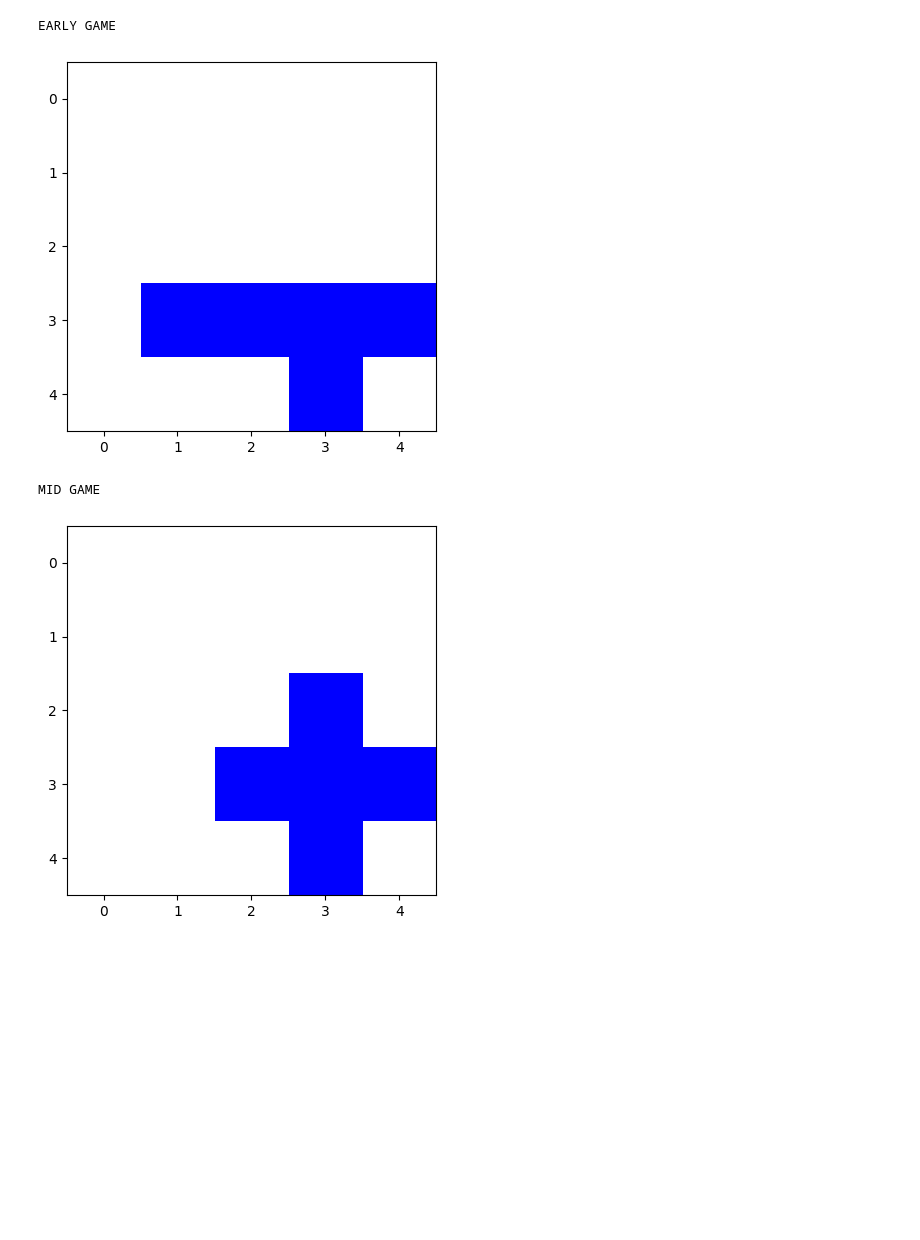
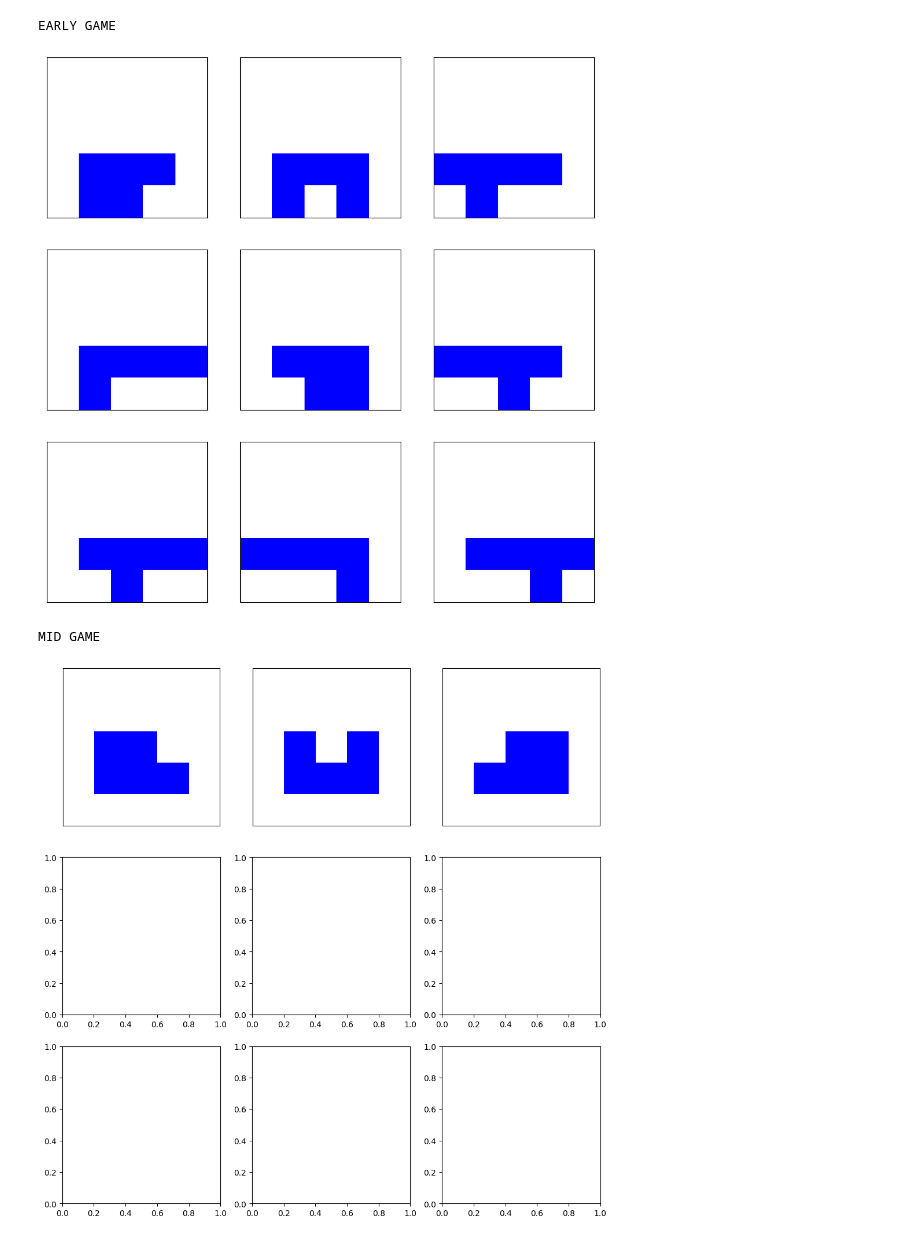
Before and after one commit to Peter-32/onitama, a Jupyter notebook: Untitled.ipynb, the cells around one changed output. Drawn from its saved outputs; the diff is of its cells as text; code cells hidden in the pictures; blank space fills up the shorter version.

```diff
--- a/Untitled.ipynb
+++ b/Untitled.ipynb
@@ -11,19 +11,20 @@ import itertools
 
 
 ## SETTINGS FOR GAME
-left_attack_cards = 3
-right_attack_cards = 1
-center_attack_cards = 1
-dragons = 1
+left_attack_cards = 2
+right_attack_cards = 2
+center_attack_cards = 2
+dragons = 0
 tigers = 0
 
 ## SETTINGS FOR GAME
 
+empty_board = [[0,0,0,0,0],[0,0,0,0,0],[0,0,0,0,0],[0,0,0,0,0],[0,0,0,0,0]]
 cross_locations = [(2, 1), (2, 2), (2, 3), (1, 2), (3, 2)]
 board = copy.deepcopy(empty_board)
 for (y, x) in cross_locations:
     board[y][x] = 1
-empty_board = [[0,0,0,0,0],[0,0,0,0,0],[0,0,0,0,0],[0,0,0,0,0],[0,0,0,0,0]]
+
 
 print("EARLY GAME")
 is_early = 1
@@ -63,19 +64,31 @@ for combo in all_combos:
 best_boards = [(x, y) for (x, y) in best_boards if y == max_score]
 best_boards
 import matplotlib.pyplot as plt
-for board in best_boards:
+fig, axes = plt.subplots(3,3, figsize=(12, 12))
+i = 0
+grid_size = (3,3)
+num_cols = 3
+num_cols = 3
+for board in best_boards[0:9]:
+
+    ax = axes[i // num_cols, i % num_cols]
     cmap = plt.cm.colors.ListedColormap(['white', 'blue'])
 
     # Plot the grid
-    plt.imshow(board[0], cmap=cmap)
+    ax.imshow(board[0], cmap=cmap)
+    ax.set_xticks([])
+    ax.set_yticks([])
 
     # Add grid lines for clarity
-    plt.grid(True, color='black', linewidth=1)
+    ax.grid(True, color='black', linewidth=1)
 
-    plt.grid(False)
+    ax.grid(False)
 
     # Show the plot
-    plt.show()
+
+    i += 1
+plt.show()
+
 
 
 print("MID GAME")
@@ -116,19 +129,30 @@ for combo in all_combos:
 best_boards = [(x, y) for (x, y) in best_boards if y == max_score]
 best_boards
 import matplotlib.pyplot as plt
-for board in best_boards:
+fig, axes = plt.subplots(3,3, figsize=(12, 12))
+i = 0
+grid_size = (3,3)
+num_cols = 3
+num_cols = 3
+for board in best_boards[0:9]:
+
+    ax = axes[i // num_cols, i % num_cols]
     cmap = plt.cm.colors.ListedColormap(['white', 'blue'])
 
     # Plot the grid
-    plt.imshow(board[0], cmap=cmap)
+    ax.imshow(board[0], cmap=cmap)
+    ax.set_xticks([])
+    ax.set_yticks([])
 
     # Add grid lines for clarity
-    plt.grid(True, color='black', linewidth=1)
+    ax.grid(True, color='black', linewidth=1)
 
-    plt.grid(False)
+    ax.grid(False)
 
     # Show the plot
-    plt.show()
+
+    i += 1
+plt.show()
 
 
 print("LATE GAME")
@@ -166,33 +190,33 @@ for combo in all_combos:
         max_score = score
 best_boards = [(x, y) for (x, y) in best_boards if y == max_score]
 best_boards
 import matplotlib.pyplot as plt
 fig, axes = plt.subplots(3,3, figsize=(12, 12))
 i = 0
 grid_size = (3,3)
 num_cols = 3
 num_cols = 3
 for board in best_boards[0:9]:
 
     ax = axes[i // num_cols, i % num_cols]
     cmap = plt.cm.colors.ListedColormap(['white', 'blue'])
 
     # Plot the grid
     ax.imshow(board[0], cmap=cmap)
     ax.set_xticks([])
     ax.set_yticks([])
 
     # Add grid lines for clarity
     ax.grid(True, color='black', linewidth=1)
 
     ax.grid(False)
 
     # Show the plot
 
     i += 1
 plt.show()
 # %% [output]
 EARLY GAME
-[figure, old version]
+[figure, new version]
 MID GAME
-[figure, old version]
+[figure, new version]
```
Also changed, not shown: parts of 1 cell of this notebook.
